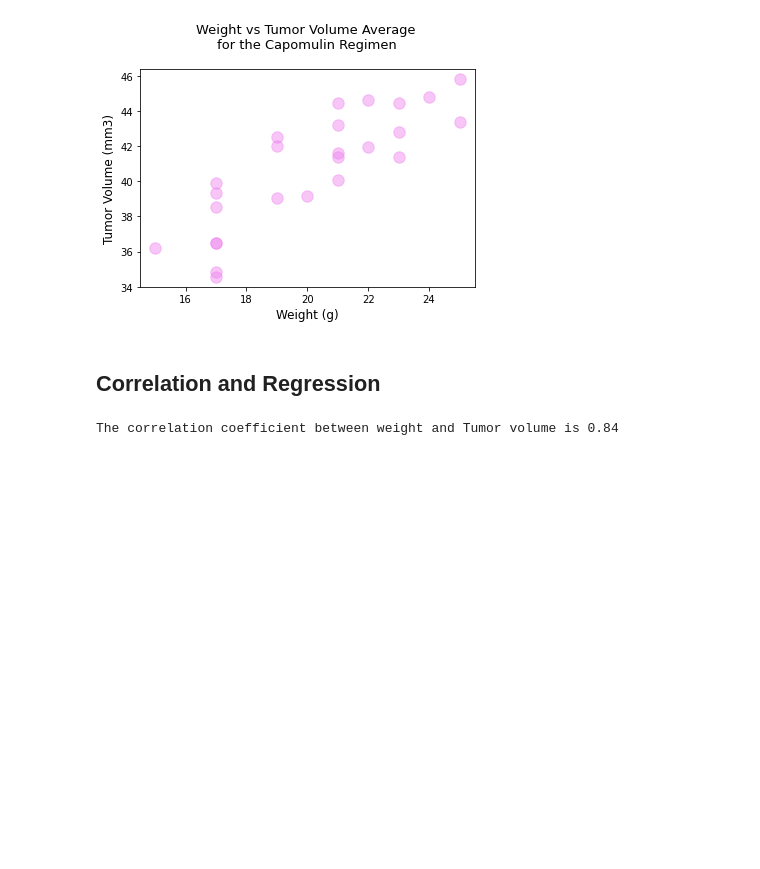
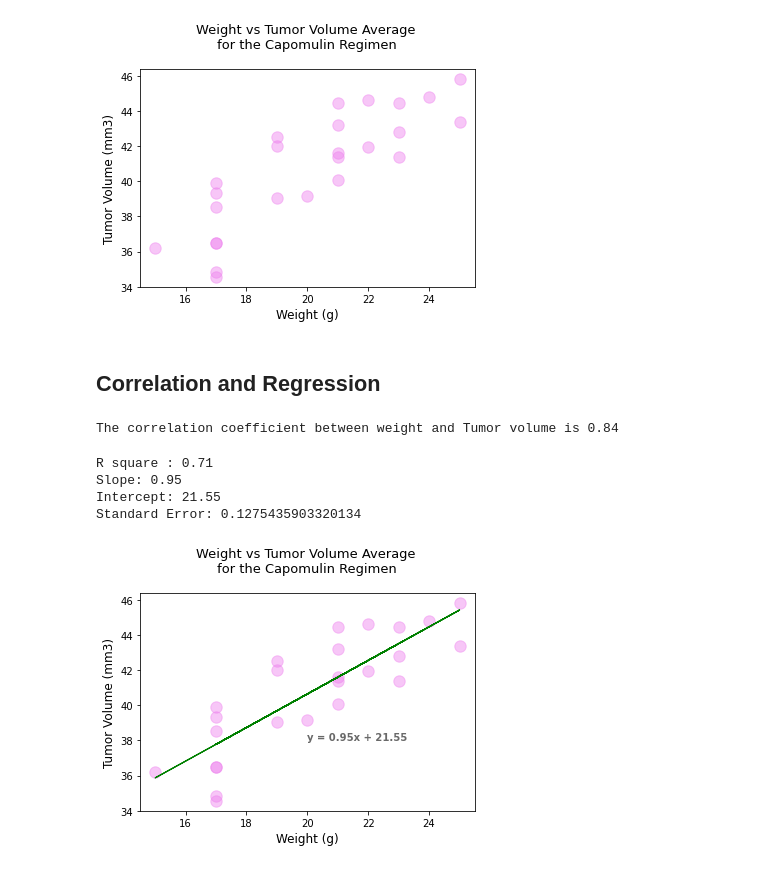
Before and after one commit to susanquiros/Matplotlib--The-Power-of-Plots, a Jupyter notebook: Pymaceuticals/pymaceuticals_starter.ipynb, the cells around one changed output. Saved outputs shown, nothing was run; the diff lists cells and outputs as text; code cells hidden in the pictures; blank space fills up the shorter version.

Commit message:
getting the regression

```diff
--- a/Pymaceuticals/pymaceuticals_starter.ipynb
+++ b/Pymaceuticals/pymaceuticals_starter.ipynb
@@ -359,3 +359,34 @@ avg_tumor = avg_mouse['Tumor Volume (mm3)']
 print(f'The correlation coefficient between weight and Tumor volume is {round(st.pearsonr(avg_weight,avg_tumor)[0],2)}')
 # %% [output]
 The correlation coefficient between weight and Tumor volume is 0.84
+# %%
+#Regression
+# Calculate linear regression values
+(slope, intercept, rvalue, pvalue, stderr) = st.linregress(avg_weight, avg_tumor)
+# y = mx + b
+regression_value = avg_weight * slope + intercept
+formula = 'y = ' + str(round(slope,2)) + 'x + ' +str(round(intercept,2))
+#formula
+
+rsquare = round(rvalue**2,2)
+print (f'R square : {rsquare}')
+print (f'Slope: {round(slope,2)}')
+print (f'Intercept: {round(intercept,2)}')
+print (f'Standard Error: {stderr}')
+# %% [output]
+R square : 0.71
+Slope: 0.95
+Intercept: 21.55
+Standard Error: 0.1275435903320134
+# %%
+avg_mouse = drug_df.groupby(['Mouse ID']).mean()[['Weight (g)', 'Tumor Volume (mm3)']]
+plt.scatter (avg_mouse['Weight (g)'], avg_mouse['Tumor Volume (mm3)'], color = 'violet', s = 130, alpha= 0.450)
+plt.title(f'Weight vs Tumor Volume Average \n for the Capomulin Regimen \n', fontsize=13)
+plt.xlabel('Weight (g)', fontsize= 12)
+plt.ylabel('Tumor Volume (mm3)', fontsize=12)
+
+plt.plot(avg_mouse['Weight (g)'],regression_value, 'r-',linewidth =1.2, color = 'green')
+plt.annotate(formula, (20,38), fontsize = 10 , color = 'dimgray',fontweight = 'bold')
+plt.show()
+# %% [output]
+[figure, added]
```
